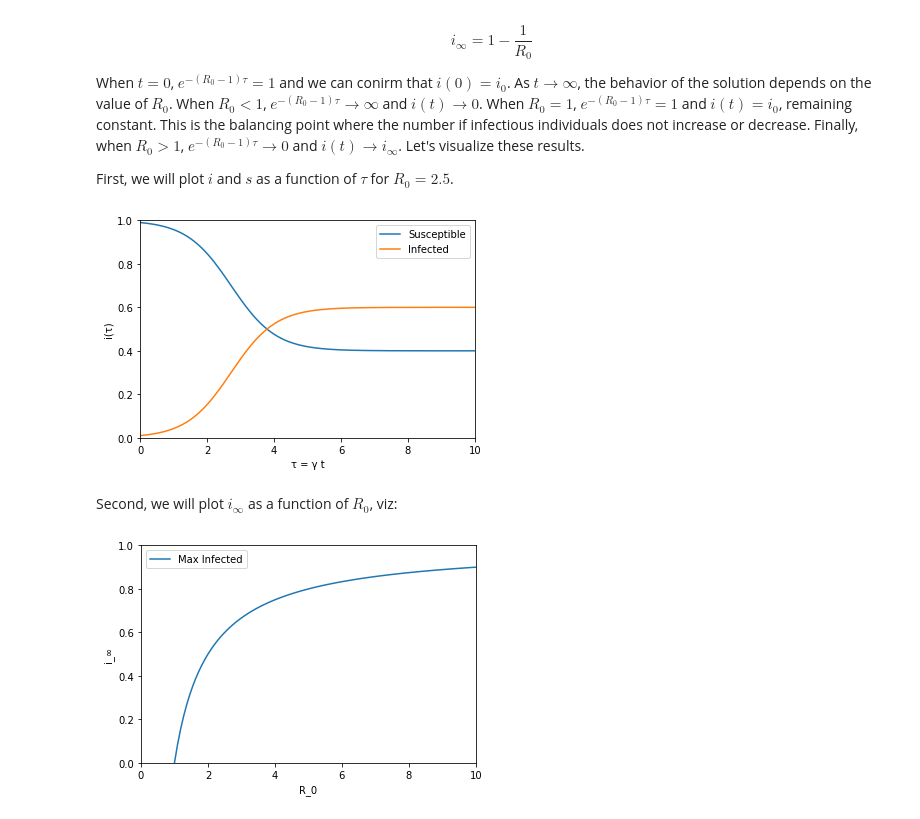
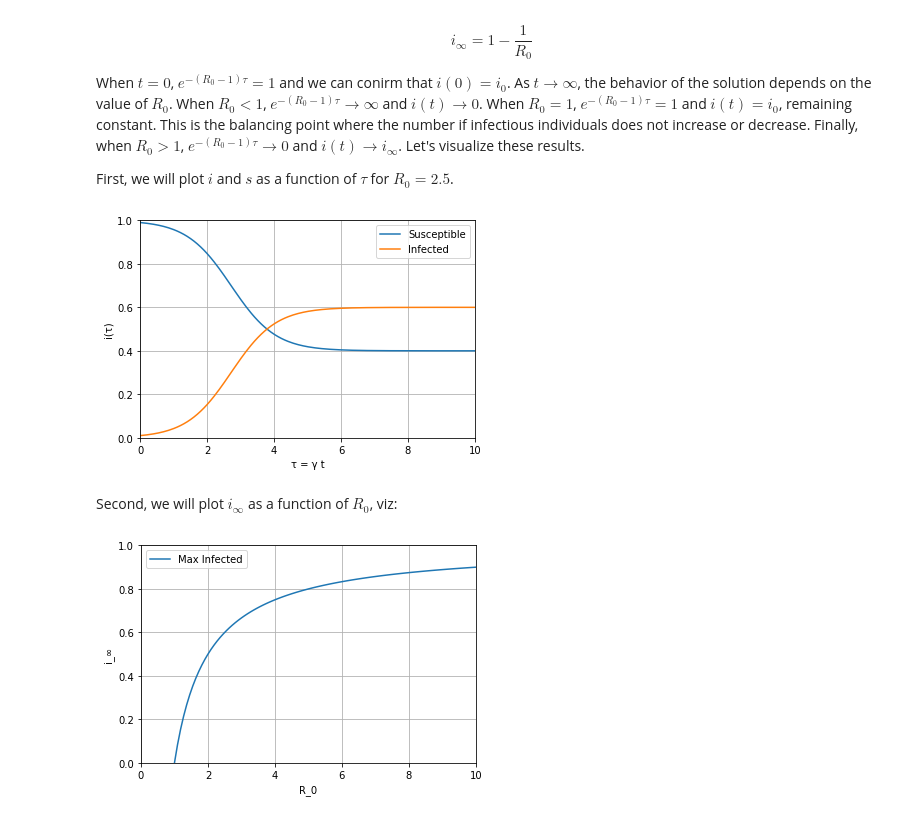
Before and after one commit to fcantelmi/morning-bytes, a Jupyter notebook: sirmodel/sirmodel.ipynb, the cells around one changed output. Drawn from its saved outputs; the diff is of its cells as text; code cells hidden in the pictures.

```diff
--- a/sirmodel/sirmodel.ipynb
+++ b/sirmodel/sirmodel.ipynb
@@ -273,23 +275,25 @@ plt.xlabel("\u03C4 = \u03B3 t")
 plt.ylabel('i(\u03C4)')
 plt.xlim((0,10))
 plt.ylim((0,1))
+plt.grid()
 plt.legend()
 plt.show()
 # %% [output]
-[figure, old version]
+[figure, new version]
 # %% [markdown]
 Second, we will plot $i_\infty$ as a function of $R_0$, viz:
 # %%
 import matplotlib.pyplot as plt
 import numpy as np
 
 R_0 = np.linspace(1, 10, 100)
 plt.plot(R_0, 1 - 1/R_0, label='Max Infected')
 plt.xlabel("R_0")
 plt.ylabel('i_\u221e')
 plt.xlim((0,10))
 plt.ylim((0,1))
+plt.grid()
 plt.legend()
 plt.show()
 # %% [output]
-[figure, old version]
+[figure, new version]
```
Also changed, not shown: parts of 2 cells of this notebook.
